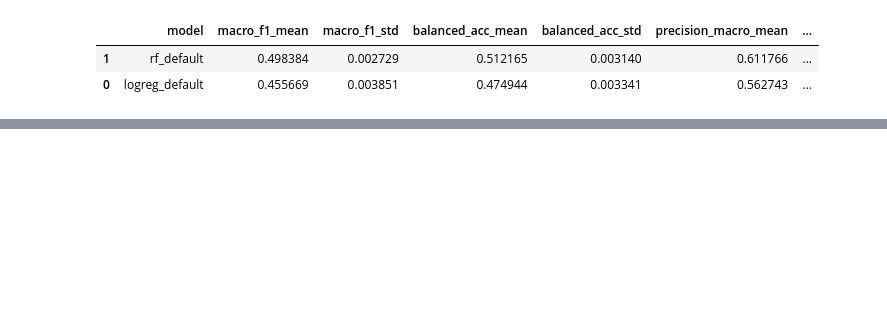
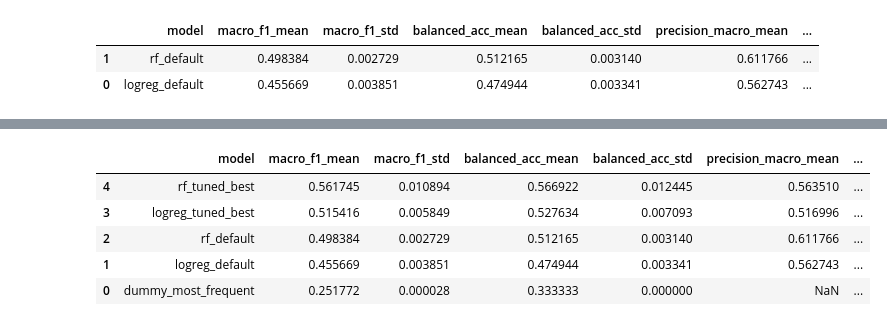
Before and after one commit to dataweby/ToU-Classification, a Jupyter notebook: notebooks/02_models.ipynb, the cells around one changed output, grey strips where cells are left out. Drawn from its saved outputs; the diff is of its cells as text; code cells hidden in the pictures; blank space fills up the shorter version.

```diff
--- a/notebooks/02_models.ipynb
+++ b/notebooks/02_models.ipynb
@@ -209,0 +405,57 @@ compare_df
+# %%
+# Load baseline (from Table 11)
+baseline_path = TAB_DIR / "table_11_baseline_dummy_cv_train_only.csv"
+baseline_df = pd.read_csv(baseline_path)
+baseline_row = {
+    "model": "dummy_most_frequent",
+    "macro_f1_mean": float(baseline_df["macro_f1_mean"].iloc[0]),
+    "macro_f1_std": float(baseline_df["macro_f1_std"].iloc[0]),
+    "balanced_acc_mean": float(baseline_df["balanced_acc_mean"].iloc[0]),
+    "balanced_acc_std": float(baseline_df["balanced_acc_std"].iloc[0]),
+}
+
+# Extract raw cv results DataFrames so we can pull the std for the best config
+logreg_cv = pd.DataFrame(logreg_search.cv_results_)
+rf_cv = pd.DataFrame(rf_search.cv_results_)
+
+# Create summary DataFrame comparing baseline, default, and tuned models
+tuned_summary = pd.DataFrame([
+    baseline_row,
+    compare_df[compare_df["model"] == "logreg_default"].iloc[0].to_dict(),
+    compare_df[compare_df["model"] == "rf_default"].iloc[0].to_dict(),
+    {
+        "model": "logreg_tuned_best",
+        "macro_f1_mean": float(logreg_search.best_score_),
+        "macro_f1_std": float(logreg_cv.loc[logreg_search.best_index_, "std_test_macro_f1"]),
+        "balanced_acc_mean": float(logreg_results.loc[logreg_results.index[0], "mean_test_balanced_acc"]),
+        "balanced_acc_std": float(logreg_results.loc[logreg_results.index[0], "std_test_balanced_acc"]),
+        "precision_macro_mean": float(logreg_results.loc[logreg_results.index[0], "mean_test_precision_macro"]),
+        "precision_macro_std": float(logreg_results.loc[logreg_results.index[0], "std_test_precision_macro"]),
+        "recall_macro_mean": float(logreg_results.loc[logreg_results.index[0], "mean_test_recall_macro"]),
+        "recall_macro_std": float(logreg_results.loc[logreg_results.index[0], "std_test_recall_macro"]),
+        "fit_time_mean": np.nan,
+    },
+    {
+        "model": "rf_tuned_best",
+        "macro_f1_mean": float(rf_search.best_score_),
+        "macro_f1_std": float(rf_cv.loc[rf_search.best_index_, "std_test_macro_f1"]),
+        "balanced_acc_mean": float(rf_results.loc[rf_results.index[0], "mean_test_balanced_acc"]),
+        "balanced_acc_std": float(rf_results.loc[rf_results.index[0], "std_test_balanced_acc"]),
+        "precision_macro_mean": float(rf_results.loc[rf_results.index[0], "mean_test_precision_macro"]),
+        "precision_macro_std": float(rf_results.loc[rf_results.index[0], "std_test_precision_macro"]),
+        "recall_macro_mean": float(rf_results.loc[rf_results.index[0], "mean_test_recall_macro"]),
+        "recall_macro_std": float(rf_results.loc[rf_results.index[0], "std_test_recall_macro"]),
+        "fit_time_mean": np.nan,
+    },
+])
+
+tuned_summary = tuned_summary.sort_values("macro_f1_mean", ascending=False)
+tuned_summary.to_csv(TAB_DIR / "table_15_baseline_vs_models_train_cv_summary.csv", index=False)
+tuned_summary
+# %% [output]
+|  | model | macro_f1_mean | macro_f1_std | balanced_acc_mean | balanced_acc_std | precision_macro_mean | ... |
+| 4 | rf_tuned_best | 0.561745 | 0.010894 | 0.566922 | 0.012445 | 0.563510 | ... |
+| 3 | logreg_tuned_best | 0.515416 | 0.005849 | 0.527634 | 0.007093 | 0.516996 | ... |
+| 2 | rf_default | 0.498384 | 0.002729 | 0.512165 | 0.003140 | 0.611766 | ... |
+| 1 | logreg_default | 0.455669 | 0.003851 | 0.474944 | 0.003341 | 0.562743 | ... |
+| 0 | dummy_most_frequent | 0.251772 | 0.000028 | 0.333333 | 0.000000 | NaN | ... |
```
Also changed, not shown: parts of 12 cells of this notebook, 4 other files.
